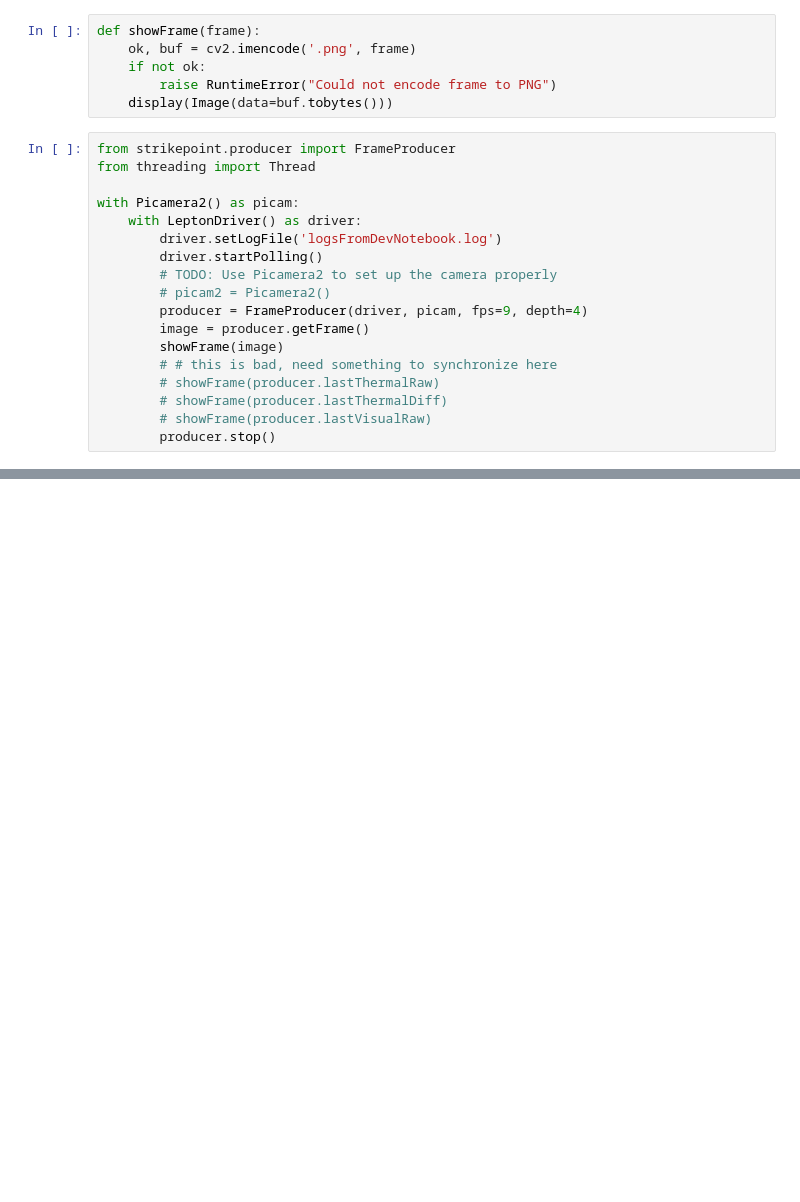
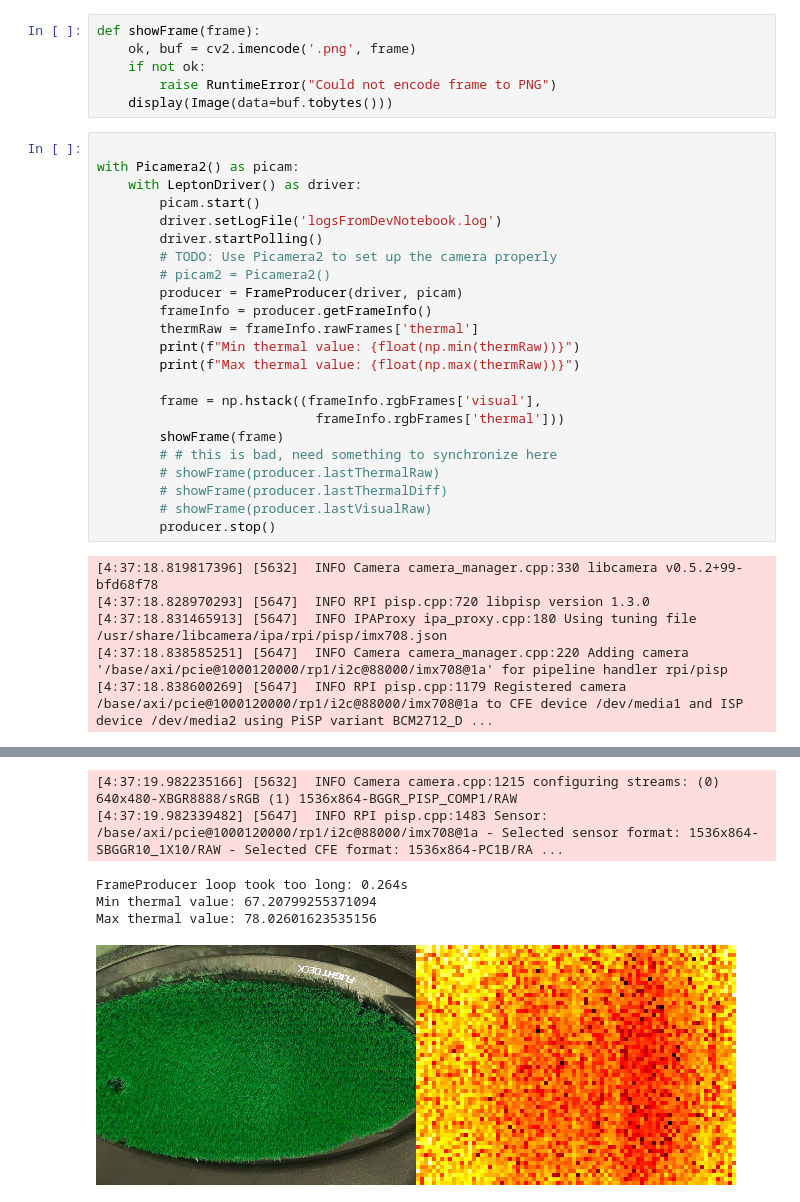
Before and after one commit to mbtown01/strikepoint, a Jupyter notebook: dev.ipynb, the cells around one changed output, grey strips where cells are left out. Drawn from its saved outputs; the diff is of its cells as text; blank space fills up the shorter version.

```diff
--- a/dev.ipynb
+++ b/dev.ipynb
@@ -13,20 +15,31 @@ def showFrame(frame):
         raise RuntimeError("Could not encode frame to PNG")
     display(Image(data=buf.tobytes()))
 # %%
-from strikepoint.producer import FrameProducer
-from threading import Thread
 
 with Picamera2() as picam:
     with LeptonDriver() as driver:
+        picam.start()
         driver.setLogFile('logsFromDevNotebook.log')
         driver.startPolling()
         # TODO: Use Picamera2 to set up the camera properly
         # picam2 = Picamera2()
-        producer = FrameProducer(driver, picam, fps=9, depth=4)
-        image = producer.getFrame()
-        showFrame(image)
+        producer = FrameProducer(driver, picam)
+        frameInfo = producer.getFrameInfo()
+        thermRaw = frameInfo.rawFrames['thermal']
+        print(f"Min thermal value: {float(np.min(thermRaw))}")
+        print(f"Max thermal value: {float(np.max(thermRaw))}")
+
+        frame = np.hstack((frameInfo.rgbFrames['visual'],
+                            frameInfo.rgbFrames['thermal']))
+        showFrame(frame)
         # # this is bad, need something to synchronize here
         # showFrame(producer.lastThermalRaw)
         # showFrame(producer.lastThermalDiff)
         # showFrame(producer.lastVisualRaw)
         producer.stop()
+# %% [output]
+[4:37:18.819817396] [5632]  INFO Camera camera_manager.cpp:330 libcamera v0.5.2+99-bfd68f78
+[4:37:18.828970293] [5647]  INFO RPI pisp.cpp:720 libpisp version 1.3.0
+[4:37:18.831465913] [5647]  INFO IPAProxy ipa_proxy.cpp:180 Using tuning file /usr/share/libcamera/ipa/rpi/pisp/imx708.json
+[4:37:18.838585251] [5647]  INFO Camera camera_manager.cpp:220 Adding camera '/base/axi/pcie@1000120000/rp1/i2c@88000/imx708@1a' for pipeline handler rpi/pisp
+[4:37:18.838600269] [5647]  INFO RPI pisp.cpp:1179 Registered camera /base/axi/pcie@1000120000/rp1/i2c@88000/imx708@1a to CFE device /dev/media1 and ISP device /dev/media2 using PiSP variant BCM2712_D ...
@@ -32,0 +56,6 @@ with Picamera2() as picam:
+[4:37:19.982235166] [5632]  INFO Camera camera.cpp:1215 configuring streams: (0) 640x480-XBGR8888/sRGB (1) 1536x864-BGGR_PISP_COMP1/RAW
+[4:37:19.982339482] [5647]  INFO RPI pisp.cpp:1483 Sensor: /base/axi/pcie@1000120000/rp1/i2c@88000/imx708@1a - Selected sensor format: 1536x864-SBGGR10_1X10/RAW - Selected CFE format: 1536x864-PC1B/RA ...
+FrameProducer loop took too long: 0.264s
+Min thermal value: 67.20799255371094
+Max thermal value: 78.02601623535156
+[figure, added]
```
Also changed, not shown: parts of 5 cells of this notebook, 8 other files.
